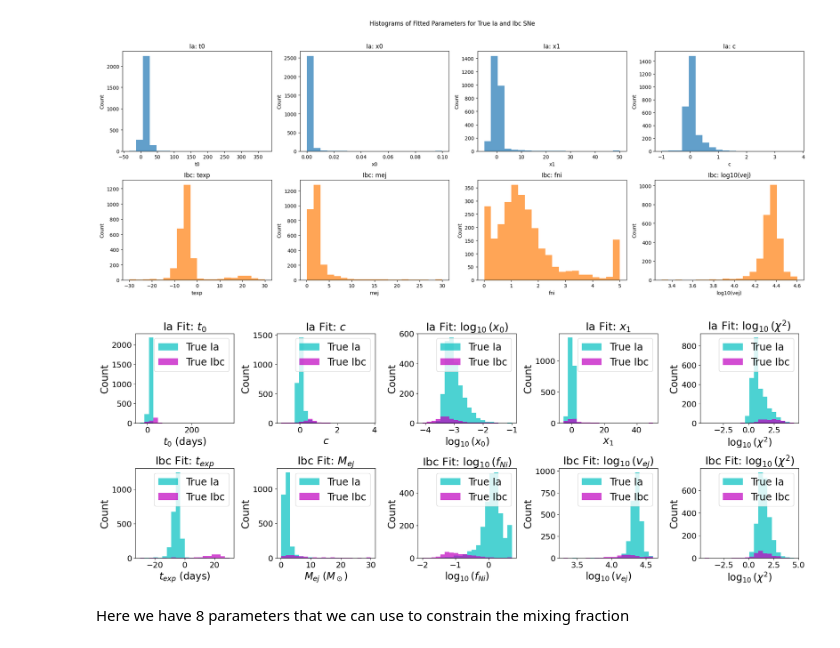
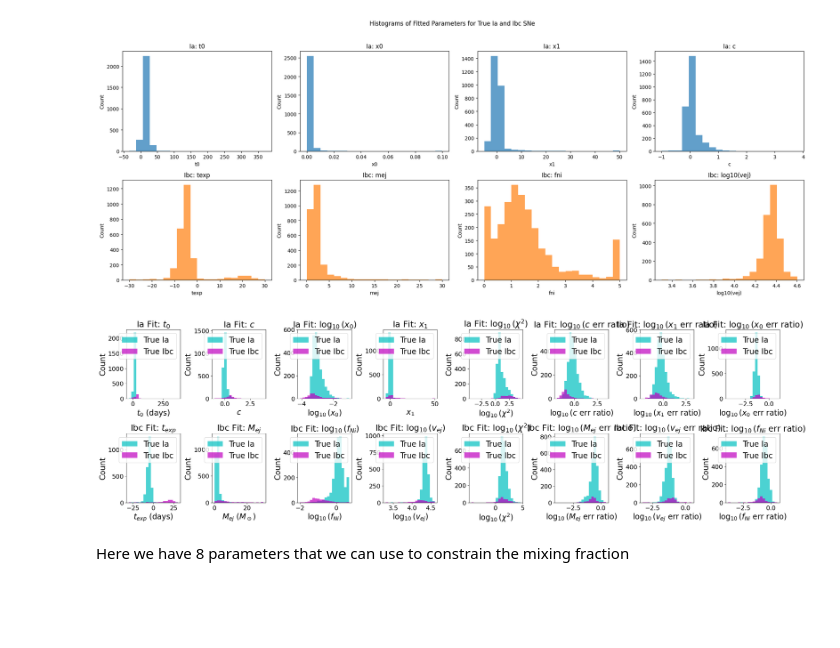
Before and after one commit to asmuzsoy/beams_ext, a Jupyter notebook: separate_parameters.ipynb, the cells around one changed output. Drawn from its saved outputs; the diff is of its cells as text; code cells hidden in the pictures; blank space fills up the shorter version.

Commit message:
including error ratios in fits

```diff
--- a/separate_parameters.ipynb
+++ b/separate_parameters.ipynb
@@ -103,26 +176,3 @@ plt.hist(np.array([np.log10(sn.ia_fit['x0_err']) - np.log10(sn.ia_fit['x0']) for
-# %%
-for sn in all_sne:
-    sn.ibc_fit.update({'log_vej': np.log10(sn.ibc_fit['vej'])})
-    sn.ibc_fit.update({'log_mej': np.log10(sn.ibc_fit['mej'])})
-    sn.ia_fit.update({'log_x0': np.log10(sn.ia_fit['x0'])})
-    sn.ia_fit.update({'log_x1': np.log10(sn.ia_fit['x1'] + 5)})
-    sn.ibc_fit.update({'log_fni': np.log10(sn.ibc_fit['fni'])})
-    sn.ibc_fit.update({'log_ibc_chisq': np.log10(sn.ibc_fit['chisq'])})
-    sn.ia_fit.update({'log_ia_chisq': np.log10(sn.ia_fit['chisq'])})
-    sn.ia_fit.update({'log_x0_err_ratio': np.log10(sn.ia_fit['x0_err']) - np.log10(sn.ia_fit['x0'])})
-    sn.ia_fit.update({'x1_err_ratio': sn.ia_fit['x1_err']/sn.ia_fit['x1']})
-    sn.ia_fit.update({'c_err_ratio': sn.ia_fit['c_err']/sn.ia_fit['c']})
-    sn.ibc_fit.update({'mej_err_ratio': sn.ibc_fit['mej_err']/sn.ibc_fit['mej']})
-    sn.ibc_fit.update({'fni_err_ratio': sn.ibc_fit['fni_err']/sn.ibc_fit['fni']})
-    sn.ibc_fit.update({'log_vej_err_ratio': np.log10(sn.ibc_fit['vej_err']) - np.log10(sn.ibc_fit['vej'])})
-
-
-for sn in all_phot_sne:
-    sn.ibc_fit.update({'log_vej': np.log10(sn.ibc_fit['vej'])})
-    sn.ibc_fit.update({'log_mej': np.log10(sn.ibc_fit['mej'])})
-    sn.ia_fit.update({'log_x0': np.log10(sn.ia_fit['x0'])})
-    sn.ia_fit.update({'log_x1': np.log10(sn.ia_fit['x1'] + 5)})
-    sn.ibc_fit.update({'log_fni': np.log10(sn.ibc_fit['fni'])})
 # %%
 all_sne[100].true_class
 # %% [output]
@@ -178,6 +228,12 @@ param_labels = {
     'fni': r'$\log_{10}(f_{Ni})$',
     'vej': r'$\log_{10}(v_{ej})$',
     'x0': r'$(x_0)$',
+    'log_mej_err_ratio': r'$\log_{10}(M_{ej}\ \mathrm{err\ ratio})$',
+    'log_vej_err_ratio': r'$\log_{10}(v_{ej}\ \mathrm{err\ ratio})$',
+    'log_fni_err_ratio': r'$\log_{10}(f_{Ni}\ \mathrm{err\ ratio})$',
+    'log_x0_err_ratio': r'$\log_{10}(x_0\ \mathrm{err\ ratio})$',
+    'log_x1_err_ratio': r'$\log_{10}(x_1\ \mathrm{err\ ratio})$',
+    'log_c_err_ratio': r'$\log_{10}(c\ \mathrm{err\ ratio})$',
 }
 
 param_labels_no_units = {
@@ -196,6 +252,12 @@ param_labels_no_units = {
     'log_ia_chisq': r'$\log_{10}(\chi^2)$',
     'log_ibc_chisq': r'$\log_{10}(\chi^2)$',
     'x0': r'$(x_0)$',
+    'log_mej_err_ratio': r'$\log_{10}(M_{ej}\ \mathrm{err\ ratio})$',
+    'log_vej_err_ratio': r'$\log_{10}(v_{ej}\ \mathrm{err\ ratio})$',
+    'log_fni_err_ratio': r'$\log_{10}(f_{Ni}\ \mathrm{err\ ratio})$',
+    'log_x0_err_ratio': r'$\log_{10}(x_0\ \mathrm{err\ ratio})$',
+    'log_x1_err_ratio': r'$\log_{10}(x_1\ \mathrm{err\ ratio})$',
+    'log_c_err_ratio': r'$\log_{10}(c\ \mathrm{err\ ratio})$',
 }
 
 
@@ -203,12 +265,13 @@ labelfontsize = 20
 titlefontsize = 22
 tickfontsize = 16
 
-fig, axes = plt.subplots(2, 5, figsize=(20, 8))
+fig, axes = plt.subplots(2, 8, figsize=(25, 8))
 # fig.suptitle("Histograms of Fitted Parameters for True Ia and Ibc SNe (Colored by True SN Type)")
 
 # Plot Ia fitted parameters
 # for i, param in enumerate(ia_param_names[:4]):
-for i, param in enumerate(['t0', 'c', 'log_x0', 'x1', 'log_ia_chisq']):
+for i, param in enumerate(['t0', 'c', 'log_x0', 'x1', 'log_ia_chisq', 'log_c_err_ratio',
+                           'log_x1_err_ratio', 'log_x0_err_ratio']):
     ia_values = [sn.ia_fit[param] for sn in true_ia_sne if sn.ia_fit[param] is not None]
     ibc_values = [sn.ia_fit[param] for sn in true_ibc_sne if sn.ia_fit[param] is not None]
     if param == 'x0':
@@ -217,35 +280,36 @@ for i, param in enumerate(['t0', 'c', 'log_x0', 'x1', 'log_ia_chisq']):
     all_values = ia_values + ibc_values
     bins = np.histogram_bin_edges(all_values, bins=20)
     axes[0, i].hist(ia_values, bins=bins, color='c', alpha=0.7, label='True Ia', density=False)
     axes[0, i].hist(ibc_values, bins=bins, color='m', alpha=0.7, label='True Ibc', density=False)
     axes[0, i].set_title(f"Ia Fit: {param_labels_no_units[param]}", fontsize=titlefontsize )
     axes[0, i].set_xlabel(param_labels[param], fontsize = labelfontsize)
     axes[0, i].set_ylabel("Count", fontsize=labelfontsize)
     axes[0, i].tick_params(axis='both', labelsize=tickfontsize)
     axes[0, i].legend(fontsize=labelfontsize)
 
 # Plot Ibc fitted parameters
 # for i, param in enumerate(ibc_param_names[:4]):
-for i, param in enumerate(['texp', 'mej',  'log_fni', 'log_vej', 'log_ibc_chisq']):
+for i, param in enumerate(['texp', 'mej',  'log_fni', 'log_vej', 'log_ibc_chisq',
+    'log_mej_err_ratio', 'log_vej_err_ratio', 'log_fni_err_ratio']):
     ia_values = [sn.ibc_fit[param] for sn in true_ia_sne if sn.ibc_fit[param] is not None]
     ibc_values = [sn.ibc_fit[param] for sn in true_ibc_sne if sn.ibc_fit[param] is not None]
     if param == 'vej' or param == 'fni':
         ia_values = [np.log10(v) for v in ia_values if v > 0]
         ibc_values = [np.log10(v) for v in ibc_values if v > 0]
     all_values = ia_values + ibc_values
     bins = np.histogram_bin_edges(all_values, bins=20)
     axes[1, i].hist(ia_values, bins=bins, color='c', alpha=0.7, label='True Ia', density=False)
     axes[1, i].hist(ibc_values, bins=bins, color='m', alpha=0.7, label='True Ibc', density=False)
     axes[1, i].set_title(f"Ibc Fit: {param_labels_no_units[param]}", fontsize=titlefontsize )
     axes[1, i].set_xlabel(param_labels[param], fontsize = labelfontsize)
     axes[1, i].set_ylabel("Count", fontsize=labelfontsize)
     axes[1, i].tick_params(axis='both', labelsize=tickfontsize)
     axes[1, i].legend(fontsize=labelfontsize)
 
 plt.tight_layout(rect=[0, 0, 1, 0.96])
 plt.show()
 # %% [output]
-[figure, old version]
+[figure, new version]
 # %%
 # fig.savefig("figures/fitted_params_histogram.pdf", bbox_inches='tight')
 # %% [markdown]
```
Also changed, not shown: parts of 23 cells of this notebook.
